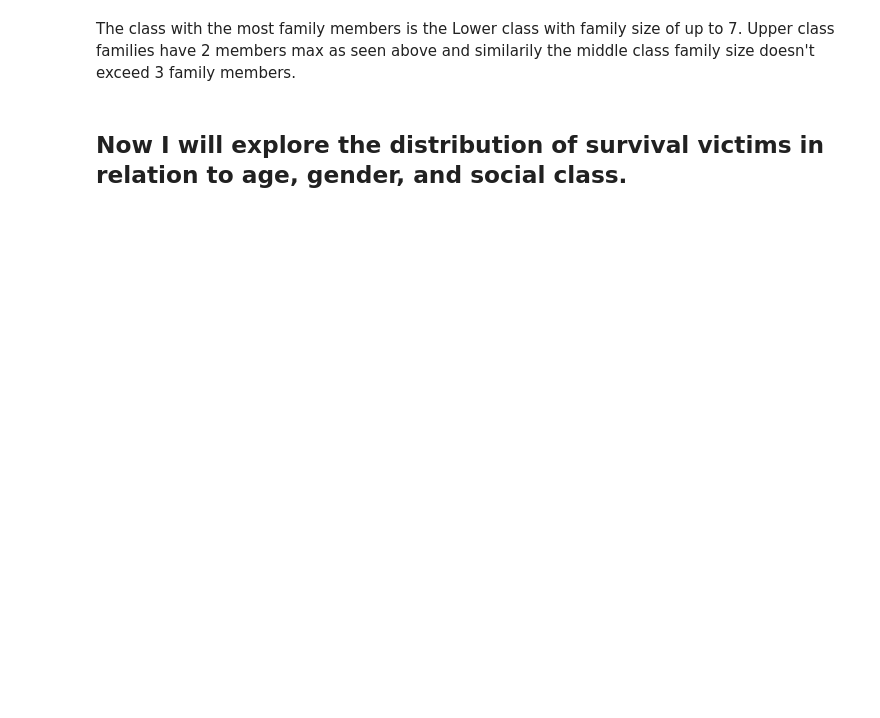
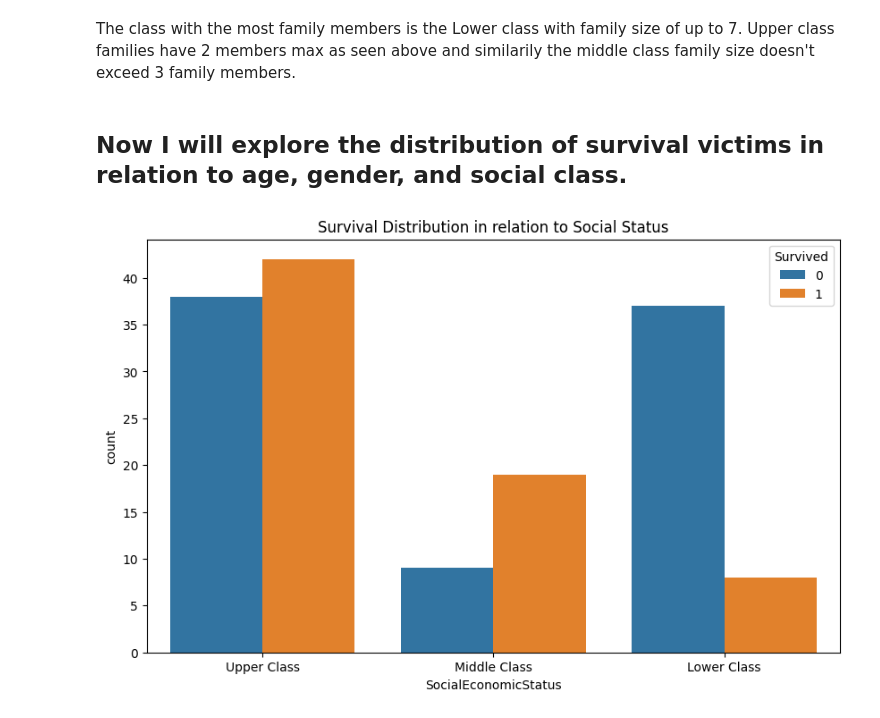
Before and after one commit to MazenIbrahim1/Titanic_Data_Model, a Jupyter notebook: Titanic_Data_Model.ipynb, the cells around one changed output. Cells and saved outputs as stored; diff of their text form; code cells hidden in the pictures; blank space fills up the shorter version.

Commit message:
Relationships with survival

```diff
--- a/Titanic_Data_Model.ipynb
+++ b/Titanic_Data_Model.ipynb
@@ -343,3 +349,11 @@ plt.show()
 The class with the most family members is the Lower class with family size of up to 7. Upper class families have 2 members max as seen above and similarily the middle class family size doesn't exceed 3 family members.
 # %% [markdown]
 ## Now I will explore the distribution of survival victims in relation to age, gender, and social class.
+# %%
+# Survival Distribution in relation to Social Status
+plt.figure(figsize=(10,6))
+sns.countplot(x='SocialEconomicStatus', hue='Survived', data=data_train)
+plt.title('Survival Distribution in relation to Social Status')
+plt.show()
+# %% [output]
+[figure, added]
```
Also changed, not shown: parts of 9 cells of this notebook.
